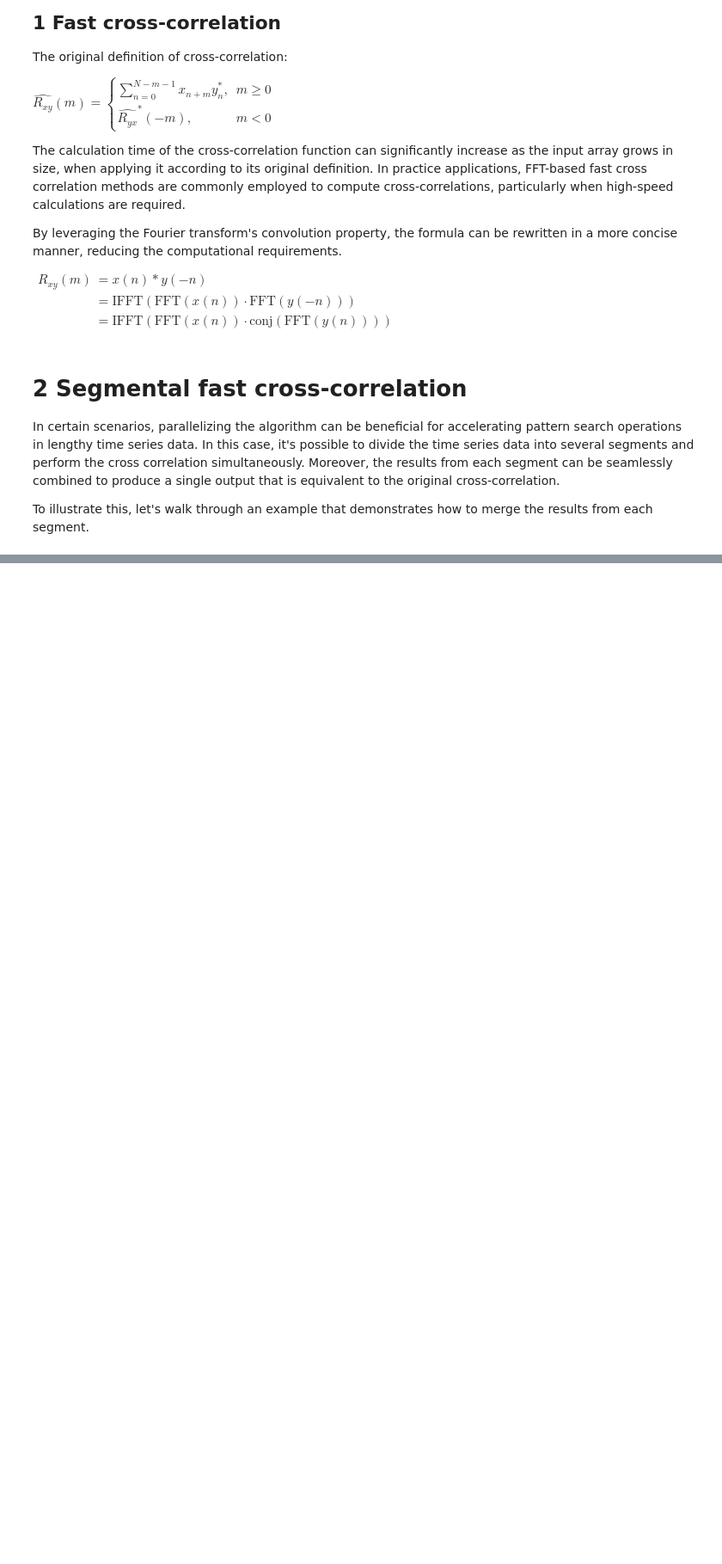
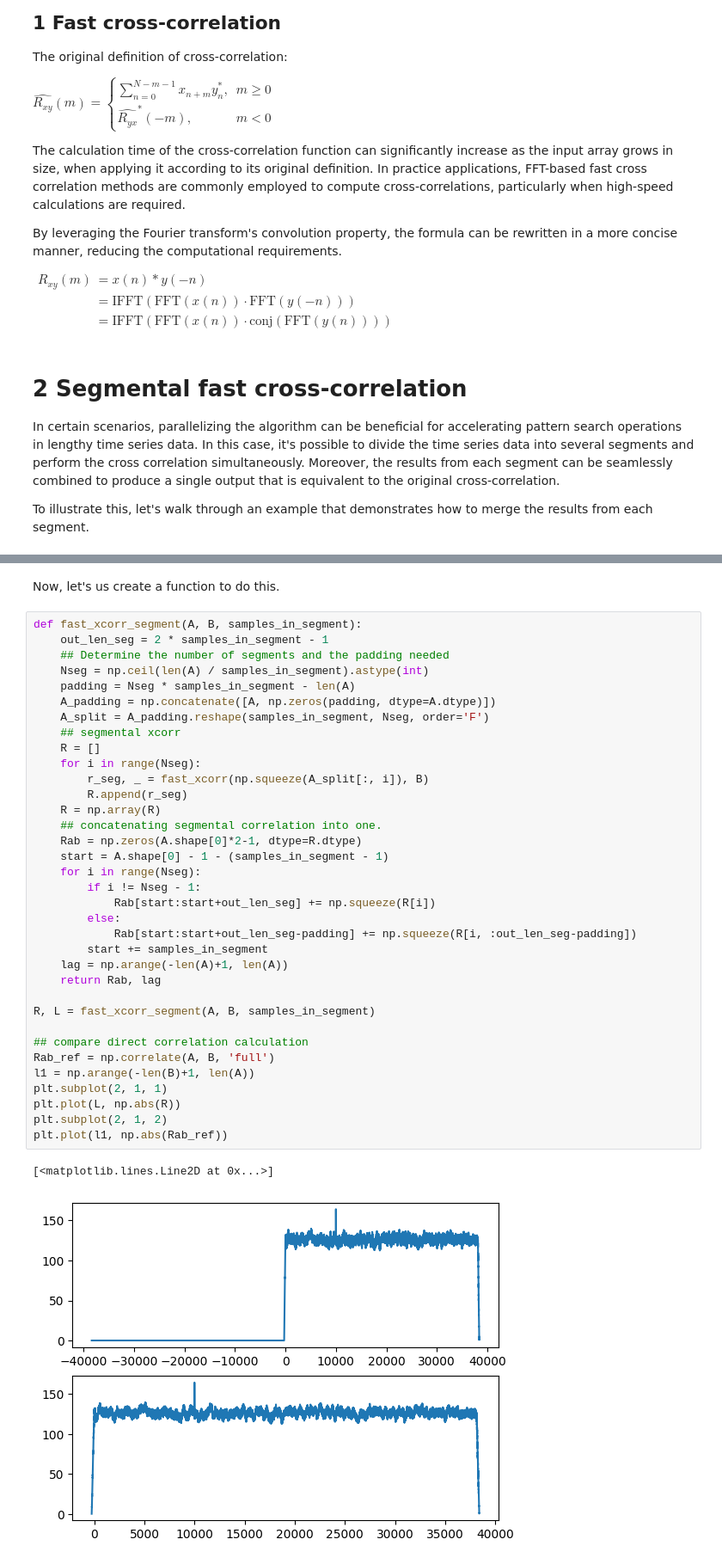
Before and after one commit to ArtisticZhao/notes, a Jupyter notebook: mathematics/segmental_xcorr.ipynb, the cells around one changed output, grey strips where cells are left out. Shown at 86% size. Cells and saved outputs as stored; diff of their text form; blank space fills up the shorter version.

```diff
--- a/mathematics/segmental_xcorr.ipynb
+++ b/mathematics/segmental_xcorr.ipynb
@@ -71,0 +104,40 @@ plot(abs(Rab_))
+# %% [markdown]
+Now, let's us create a function to do this.
+# %%
+def fast_xcorr_segment(A, B, samples_in_segment):
+    out_len_seg = 2 * samples_in_segment - 1
+    ## Determine the number of segments and the padding needed
+    Nseg = np.ceil(len(A) / samples_in_segment).astype(int)
+    padding = Nseg * samples_in_segment - len(A)
+    A_padding = np.concatenate([A, np.zeros(padding, dtype=A.dtype)])
+    A_split = A_padding.reshape(samples_in_segment, Nseg, order='F')
+    ## segmental xcorr
+    R = []
+    for i in range(Nseg):
+        r_seg, _ = fast_xcorr(np.squeeze(A_split[:, i]), B)
+        R.append(r_seg)
+    R = np.array(R)
+    ## concatenating segmental correlation into one.
+    Rab = np.zeros(A.shape[0]*2-1, dtype=R.dtype)
+    start = A.shape[0] - 1 - (samples_in_segment - 1)
+    for i in range(Nseg):
+        if i != Nseg - 1:
+            Rab[start:start+out_len_seg] += np.squeeze(R[i])
+        else:
+            Rab[start:start+out_len_seg-padding] += np.squeeze(R[i, :out_len_seg-padding])
+        start += samples_in_segment
+    lag = np.arange(-len(A)+1, len(A))
+    return Rab, lag
+
+R, L = fast_xcorr_segment(A, B, samples_in_segment)
+
+## compare direct correlation calculation
+Rab_ref = np.correlate(A, B, 'full')
+l1 = np.arange(-len(B)+1, len(A))
+plt.subplot(2, 1, 1)
+plt.plot(L, np.abs(R))
+plt.subplot(2, 1, 2)
+plt.plot(l1, np.abs(Rab_ref))
+# %% [output]
+[<matplotlib.lines.Line2D at 0x...>]
+[figure, added]
```
Also changed, not shown: parts of 9 cells of this notebook, 2 other files.
